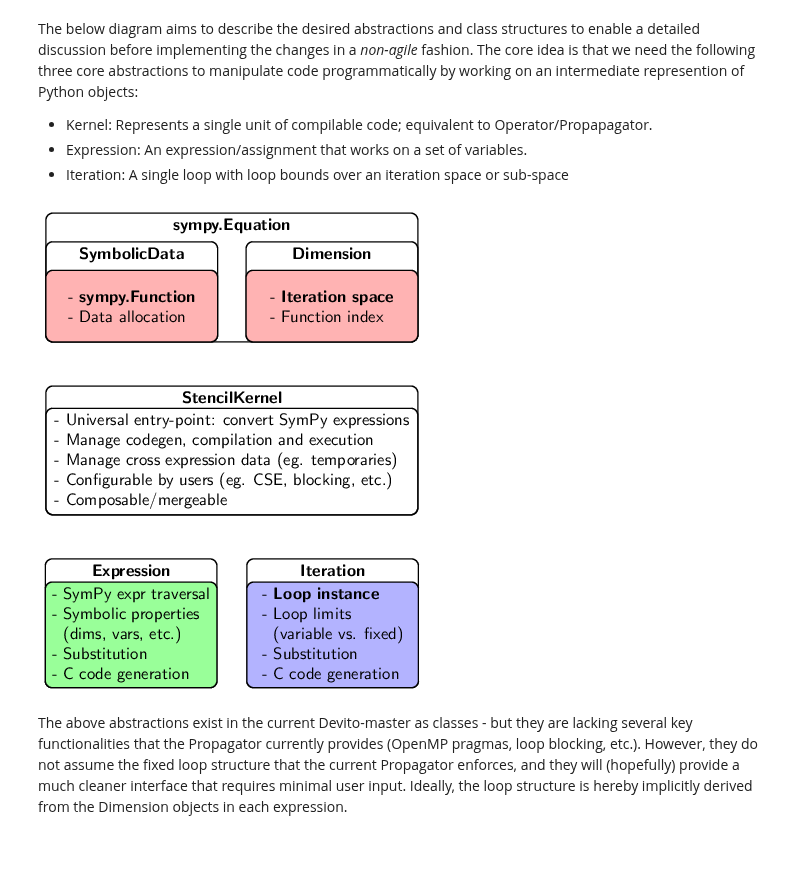
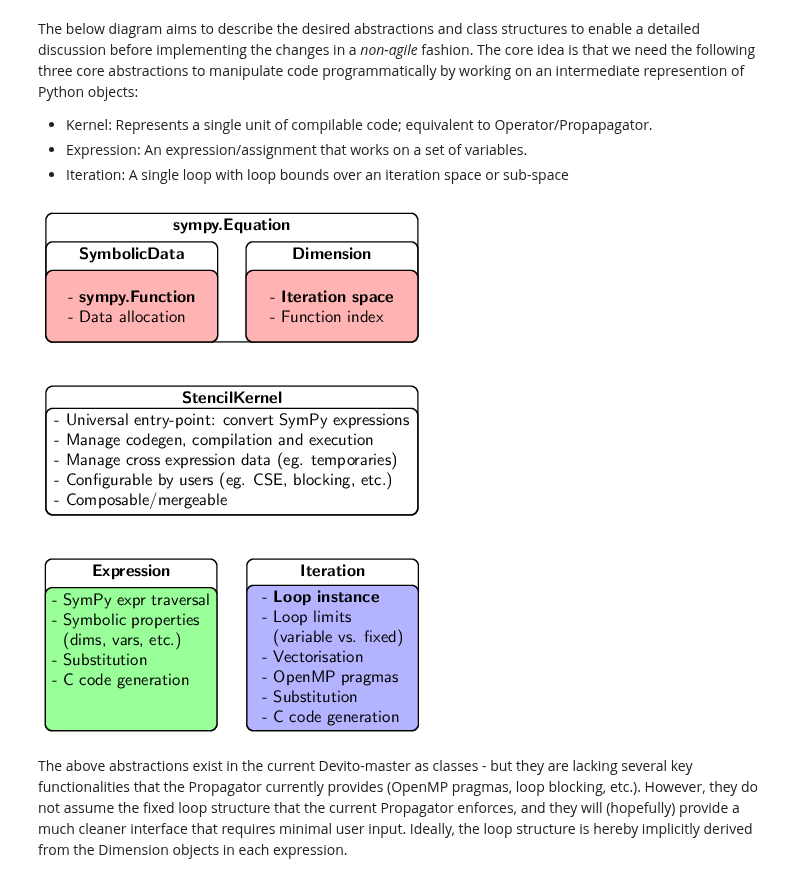
Before and after one commit to devitocodes/notebooks, a Jupyter notebook: devito2.0.ipynb, the cells around one changed output. Saved outputs shown, nothing was run; the diff lists cells and outputs as text; code cells hidden in the pictures; blank space fills up the shorter version.

Commit message:
Devito2.0: Small updates to Iteration abstraction

```diff
--- a/devito2.0.ipynb
+++ b/devito2.0.ipynb
@@ -24,52 +24,56 @@ The below diagram aims to describe the desired abstractions and class structures
 \tikzstyle{arrow} = [-stealth, line];
 \tikzstyle{box} = [draw, thick, rectangle, rounded corners, font=\sffamily];
 \tikzstyle{symbolic} = [box, minimum height=5ex, minimum width=16ex, fill=red!30]
-\tikzstyle{cg-expr} = [box, minimum height=8ex, minimum width=24ex, fill=green!40]
-\tikzstyle{cg-iter} = [box, minimum height=8ex, minimum width=24ex, fill=blue!30]
+\tikzstyle{cg-expr} = [box, minimum height=20ex, minimum width=24ex, fill=green!40]
+\tikzstyle{cg-iter} = [box, minimum height=20ex, minimum width=24ex, fill=blue!30]
 
 %# Core codegen classes
-\node (expression) [box, minimum height=18ex, minimum width=24ex] {};
+\node (expression) [box, minimum height=24ex, minimum width=24ex] {};
 \node [anchor=north, font=\sffamily\bfseries] at (expression.north)  {Expression};
 \node (expr) [cg-expr, anchor=south, align=left] at (expression.south)
     {- SymPy expr traversal \\
      - Symbolic properties \\\ \ (dims, vars, etc.) \\
      - Substitution \\
-     - C code generation};
+     - C code generation \\
+     \\
+    };
 
-\node (iteration) [box, minimum height=18ex, minimum width=24ex, right=4ex] at (expression.east) {};
+\node (iteration) [box, minimum height=24ex, minimum width=24ex, right=4ex] at (expression.east) {};
 \node [anchor=north, font=\sffamily\bfseries] at (iteration.north)  {Iteration};
 \node (iter) [cg-iter, anchor=south, align=left] at (iteration.south)
     {- {\sffamily\bfseries Loop instance} \\
      - Loop limits \\\ \ (variable vs. fixed) \\
+     - Vectorisation \\
+     - OpenMP pragmas \\
      - Substitution \\
      - C code generation};
 
 \node (kernel) [box, minimum height=18ex, minimum width=52ex, , above=6ex, xshift=2ex] at (expression.north east) {};
 \node [anchor=north, font=\sffamily\bfseries] at (kernel.north)  {StencilKernel};
 \node (expr) [box, minimum height=14ex, minimum width=52ex, anchor=south, align=left] at (kernel.south)
     {- Universal entry-point: convert SymPy expressions \\
      - Manage codegen, compilation and execution \\
      - Manage cross expression data (eg. temporaries)\\
      - Configurable by users (eg. CSE, blocking, etc.)\\
      - Composable/mergeable};
 
 %# Symbolic layer
 \node (equation) [box, minimum height=18ex, minimum width=52ex, above=6ex] at (kernel.north) {};
 \node [anchor=north, font=\sffamily\bfseries] at (equation.north)  {sympy.Equation};
 
 \node (function) [box, minimum height=14ex, minimum width=24ex, anchor=south west] at (equation.south west) {};
 \node [anchor=north, font=\sffamily\bfseries] at (function.north)  {SymbolicData};
 \node (dim) [symbolic, anchor=south, align=left, minimum width=24ex, minimum height=10ex] at (function.south)
     {- {\sffamily\bfseries sympy.Function} \\
      - Data allocation};
 
 \node (dimension) [box, minimum height=14ex, minimum width=24ex, anchor=south east] at (equation.south east) {};
 \node [anchor=north, font=\sffamily\bfseries] at (dimension.north)  {Dimension};
 \node (dim) [symbolic, anchor=south, align=left, minimum width=24ex, minimum height=10ex] at (dimension.south)
     {- {\sffamily\bfseries Iteration space} \\
      - Function index};
 # %% [output]
-[figure, old version]
+[figure, new version]
 # %% [markdown]
 The above abstractions exist in the current Devito-master as classes - but they are lacking several key functionalities that the Propagator currently provides (OpenMP pragmas, loop blocking, etc.). However, they do not assume the fixed loop structure that the current Propagator enforces, and they will (hopefully) provide a much cleaner interface that requires minimal user input. Ideally, the loop structure is hereby implicitly derived from the Dimension objects in each expression.
 # %% [markdown]
```
Also changed, not shown: parts of 1 cell of this notebook.
